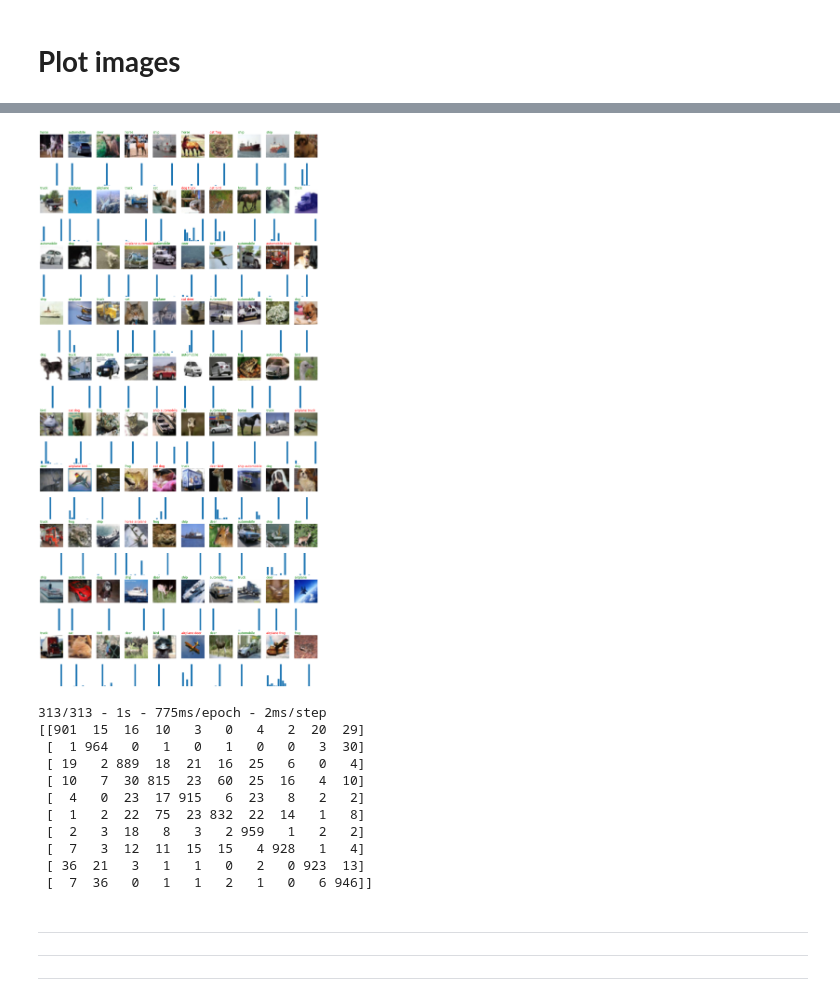
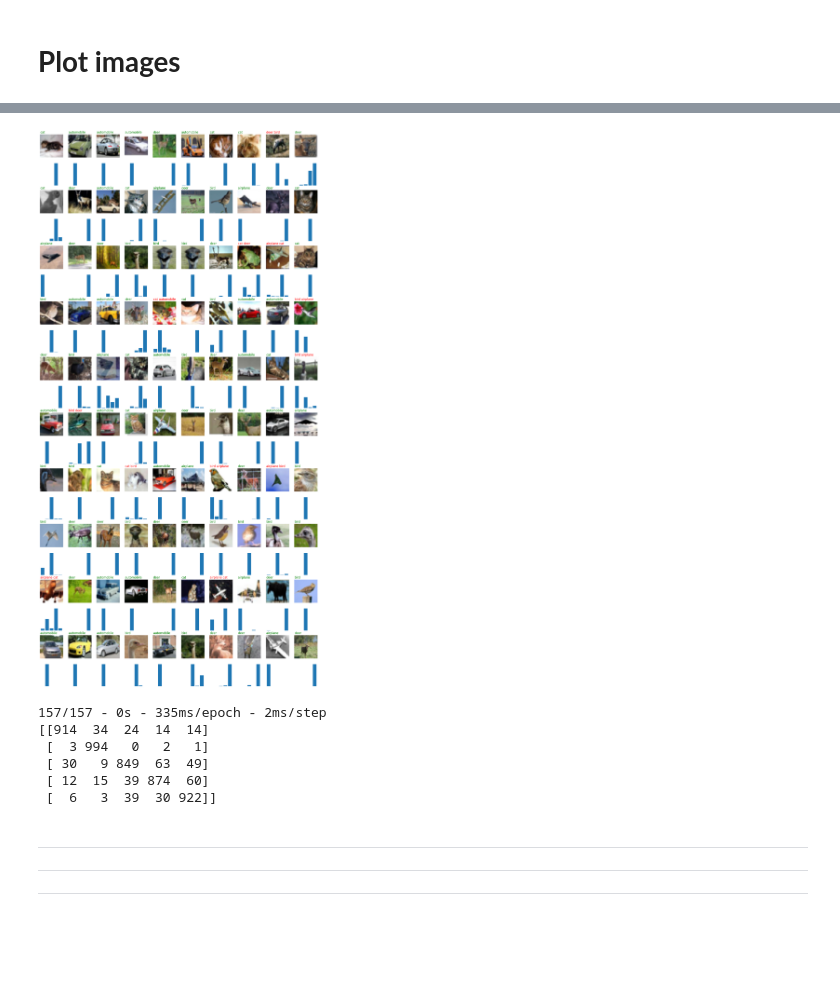
Before and after one commit to marcinwolter/MachineLearning-KISD-2024, a Jupyter notebook: lecture5.ipynb, the cells around one changed output, grey strips where cells are left out. Drawn from its saved outputs; the diff is of its cells as text; code cells hidden in the pictures; blank space fills up the shorter version.

```diff
--- a/lecture5.ipynb
+++ b/lecture5.ipynb
@@ -219,7 +159,20 @@ from keras.preprocessing.image import ImageDataGenerator
 # %%
+ # labels
+num_classes=5
+
 #load data
 (x_train, y_train), (x_test, y_test) = cifar10.load_data()
-img_rows, img_cols , channels= 32,32,3
+img_rows, img_cols , channels = 32,32,3
+
+# REDUCE THE SIZE OF TRAINING SAMPLE TO 30 000 events
+x_train = x_train[0:30000]
+y_train = y_train[0:30000]
+
+# take some labels only
+x_train = x_train[np.where(y_train.reshape(-1)<num_classes)]
+y_train = y_train[np.where(y_train.reshape(-1)<num_classes)]
+x_test = x_test[np.where(y_test.reshape(-1)<num_classes)]
+y_test = y_test[np.where(y_test.reshape(-1)<num_classes)]
 
 # save x_test images
 xx_test = x_test
@@ -256,8 +207,7 @@ std=np.std(x_train)
 x_test=(x_test-mean)/std
 x_train=(x_train-mean)/std
 # %%
- # labels
-num_classes=10
+
 print(y_train.shape)
 y_train = tf.keras.utils.to_categorical(y_train, num_classes)
 y_test  = tf.keras.utils.to_categorical(y_test, num_classes)
@@ -427,7 +385,7 @@ ac2='relu'
 adm2=tf.keras.optimizers.legacy.Adam(learning_rate=0.001,decay=0, beta_1=0.9, beta_2=0.999, epsilon=1e-08)
 opt2=adm2
 drop_dense2=0.5
-drop_conv2=0
+drop_conv2=0.1
 
 model2 = Sequential()
 
@@ -484,5 +442,5 @@ _________________________________________________________________
 # %%
 # train with image augmentation
 history2=model2.fit_generator(datagen.flow(x_train, y_train, batch_size=128),
-                    steps_per_epoch = len(x_train) / 128, epochs=200, validation_data=(x_test, y_test))
+                    steps_per_epoch = len(x_train) / 128, epochs=100, validation_data=(x_test, y_test))
 # %% [output]
@@ -543,18 +503,16 @@ grid_h = 10
 fig = plt.figure(figsize=(20, 40))
 for i in range(0,grid_w*grid_h):
     i_pos = 2*(int(i/grid_w))*grid_w+ i%grid_w + 1
-    #print(i_pos)
     plt.subplot(2*grid_h, grid_w, i_pos)
     i_img = random.randint(0,len(xx_test))
     plt.imshow(xx_test[i_img])
-    #plt.bar([0,1,2,3,4,5,6,7,8,9],y_test[i_img])
     plt.axis('off')
     if yy_test[i_img] == y_pred[i_img]:
       plt.text(0, -2, class_names[int(yy_test[i_img])], color='green', fontsize=12)
     else:
       plt.text(0, -2, class_names[int(yy_test[i_img])]+" "+class_names[y_pred[i_img]], color='red', fontsize=12)
     plt.subplot(2*grid_h, grid_w, i_pos + grid_w)
-    plt.bar([0,1,2,3,4,5,6,7,8,9],y_pred_prob[i_img])
+    plt.bar(range(num_classes),y_pred_prob[i_img])
     plt.axis('off')
 
 plt.show()
@@ -564,4 +522,4 @@ plt.show()
-[figure, old version]
+[figure, new version]
 # %%
 # Confusion matrix result
 
@@ -574,17 +532,12 @@ y_pred = np.argmax(Y_pred, axis=1)
 cm = confusion_matrix(np.argmax(y_test,axis=1),y_pred)
 print(cm)
 # %% [output]
-313/313 - 1s - 775ms/epoch - 2ms/step
-[[901  15  16  10   3   0   4   2  20  29]
- [  1 964   0   1   0   1   0   0   3  30]
- [ 19   2 889  18  21  16  25   6   0   4]
- [ 10   7  30 815  23  60  25  16   4  10]
- [  4   0  23  17 915   6  23   8   2   2]
- [  1   2  22  75  23 832  22  14   1   8]
- [  2   3  18   8   3   2 959   1   2   2]
- [  7   3  12  11  15  15   4 928   1   4]
- [ 36  21   3   1   1   0   2   0 923  13]
- [  7  36   0   1   1   2   1   0   6 946]]
+157/157 - 0s - 335ms/epoch - 2ms/step
+[[914  34  24  14  14]
+ [  3 994   0   2   1]
+ [ 30   9 849  63  49]
+ [ 12  15  39 874  60]
+ [  6   3  39  30 922]]
 # %% [markdown]
 
 
```
Also changed, not shown: parts of 38 cells of this notebook.
